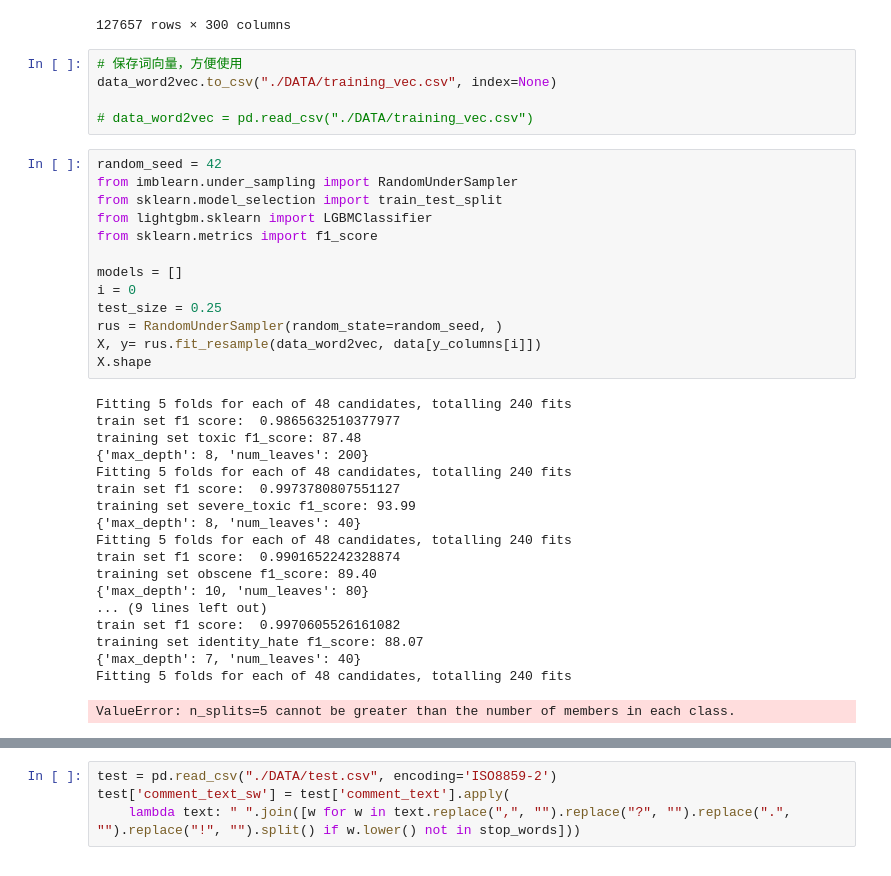
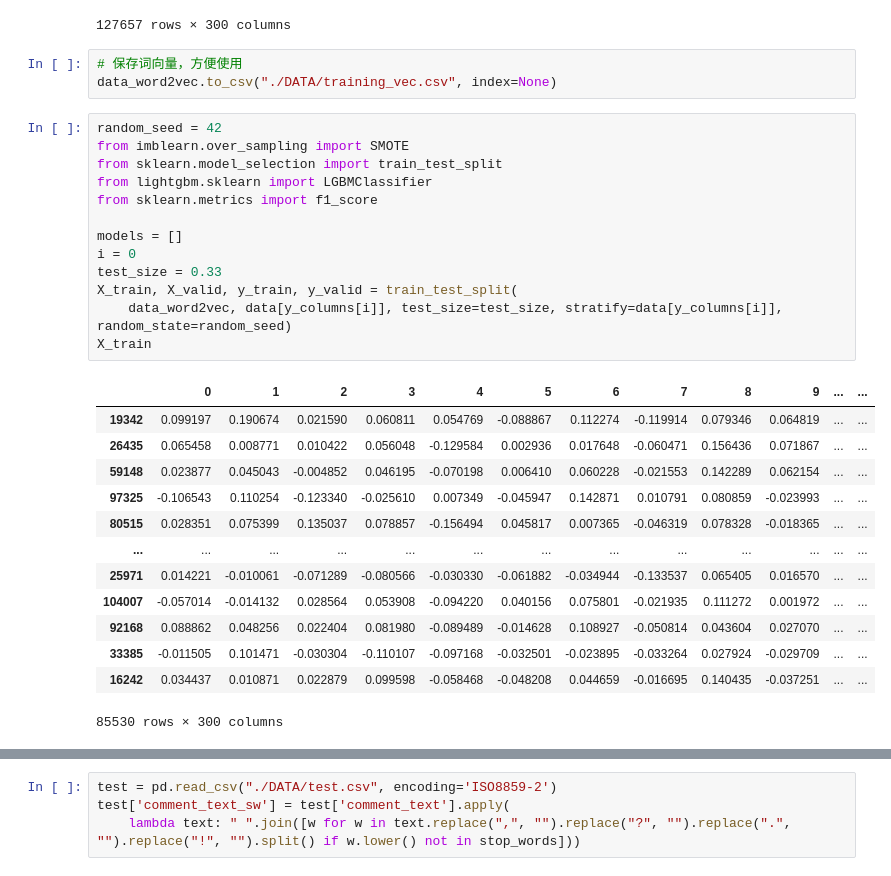
Before and after one commit to ProfFL028/TwilightStruggle, a Jupyter notebook: MachineLearning/exam/cda_gensim_prune.ipynb, the cells around one changed output, grey strips where cells are left out. Drawn from its saved outputs; the diff is of its cells as text.

```diff
--- a/MachineLearning/exam/cda_gensim_prune.ipynb
+++ b/MachineLearning/exam/cda_gensim_prune.ipynb
@@ -114,37 +111,30 @@ data_word2vec
 # %%
 # 保存词向量，方便使用
 data_word2vec.to_csv("./DATA/training_vec.csv", index=None)
-
-# data_word2vec = pd.read_csv("./DATA/training_vec.csv")
 # %%
 random_seed = 42
-from imblearn.under_sampling import RandomUnderSampler
+from imblearn.over_sampling import SMOTE
 from sklearn.model_selection import train_test_split
 from lightgbm.sklearn import LGBMClassifier
 from sklearn.metrics import f1_score
 
 models = []
 i = 0
-test_size = 0.25
-rus = RandomUnderSampler(random_state=random_seed, )
-X, y= rus.fit_resample(data_word2vec, data[y_columns[i]])
-X.shape
+test_size = 0.33
+X_train, X_valid, y_train, y_valid = train_test_split(
+    data_word2vec, data[y_columns[i]], test_size=test_size, stratify=data[y_columns[i]], random_state=random_seed)
+X_train
 # %% [output]
+|  | 0 | 1 | 2 | 3 | 4 | 5 | 6 | 7 | 8 | 9 | ... | ... |
+| 19342 | 0.099197 | 0.190674 | 0.021590 | 0.060811 | 0.054769 | -0.088867 | 0.112274 | -0.119914 | 0.079346 | 0.064819 | ... | ... |
+| 26435 | 0.065458 | 0.008771 | 0.010422 | 0.056048 | -0.129584 | 0.002936 | 0.017648 | -0.060471 | 0.156436 | 0.071867 | ... | ... |
+| 59148 | 0.023877 | 0.045043 | -0.004852 | 0.046195 | -0.070198 | 0.006410 | 0.060228 | -0.021553 | 0.142289 | 0.062154 | ... | ... |
+| 97325 | -0.106543 | 0.110254 | -0.123340 | -0.025610 | 0.007349 | -0.045947 | 0.142871 | 0.010791 | 0.080859 | -0.023993 | ... | ... |
+| 80515 | 0.028351 | 0.075399 | 0.135037 | 0.078857 | -0.156494 | 0.045817 | 0.007365 | -0.046319 | 0.078328 | -0.018365 | ... | ... |
+| ... | ... | ... | ... | ... | ... | ... | ... | ... | ... | ... | ... | ... |
+| 25971 | 0.014221 | -0.010061 | -0.071289 | -0.080566 | -0.030330 | -0.061882 | -0.034944 | -0.133537 | 0.065405 | 0.016570 | ... | ... |
+| 104007 | -0.057014 | -0.014132 | 0.028564 | 0.053908 | -0.094220 | 0.040156 | 0.075801 | -0.021935 | 0.111272 | 0.001972 | ... | ... |
+| 92168 | 0.088862 | 0.048256 | 0.022404 | 0.081980 | -0.089489 | -0.014628 | 0.108927 | -0.050814 | 0.043604 | 0.027070 | ... | ... |
+| 33385 | -0.011505 | 0.101471 | -0.030304 | -0.110107 | -0.097168 | -0.032501 | -0.023895 | -0.033264 | 0.027924 | -0.029709 | ... | ... |
+| 16242 | 0.034437 | 0.010871 | 0.022879 | 0.099598 | -0.058468 | -0.048208 | 0.044659 | -0.016695 | 0.140435 | -0.037251 | ... | ... |
-Fitting 5 folds for each of 48 candidates, totalling 240 fits
-train set f1 score:  0.9865632510377977
-training set toxic f1_score: 87.48
-{'max_depth': 8, 'num_leaves': 200}
-Fitting 5 folds for each of 48 candidates, totalling 240 fits
-train set f1 score:  0.9973780807551127
-training set severe_toxic f1_score: 93.99
-{'max_depth': 8, 'num_leaves': 40}
-Fitting 5 folds for each of 48 candidates, totalling 240 fits
-train set f1 score:  0.9901652242328874
-training set obscene f1_score: 89.40
-{'max_depth': 10, 'num_leaves': 80}
-... (9 lines left out)
-train set f1 score:  0.9970605526161082
-training set identity_hate f1_score: 88.07
-{'max_depth': 7, 'num_leaves': 40}
-Fitting 5 folds for each of 48 candidates, totalling 240 fits
+85530 rows × 300 columns
-ValueError: n_splits=5 cannot be greater than the number of members in each class.
```
Also changed, not shown: parts of 12 cells of this notebook, 7 other files.
